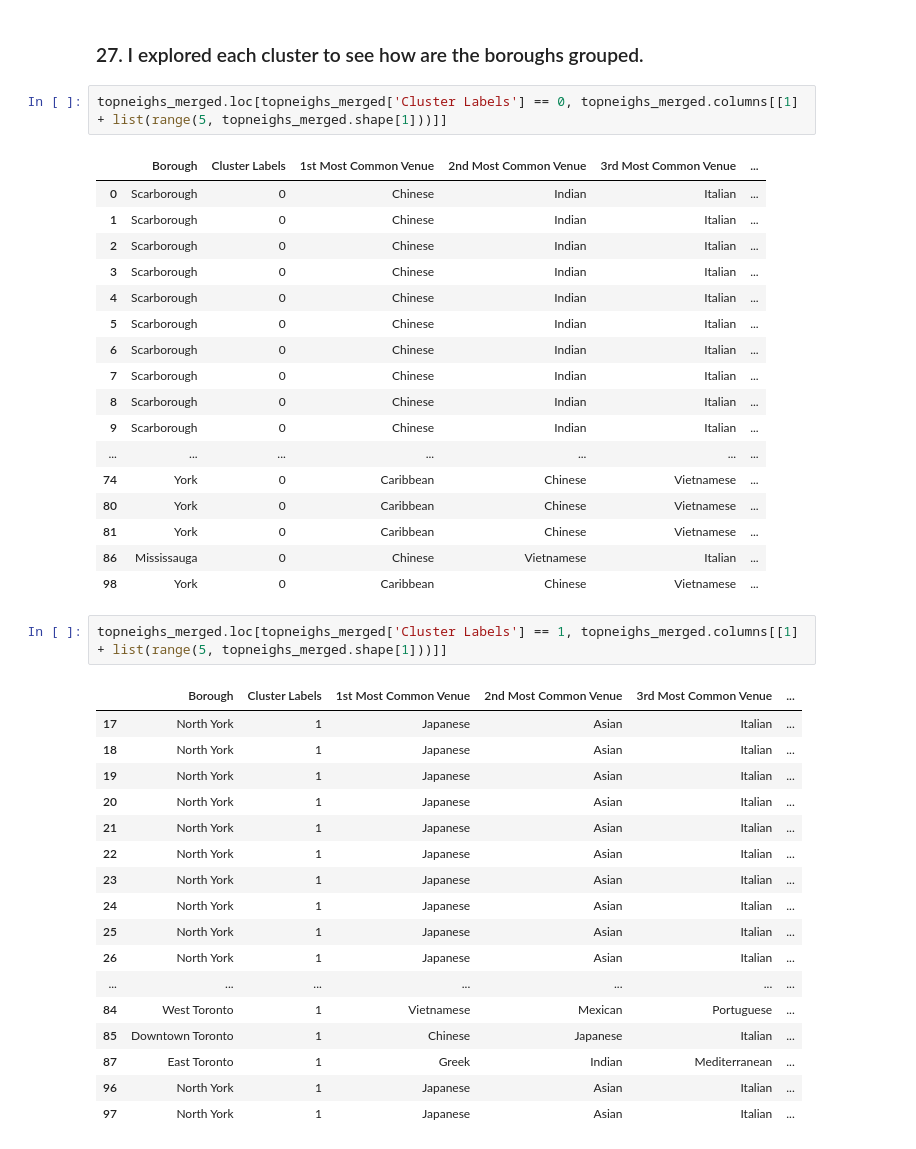
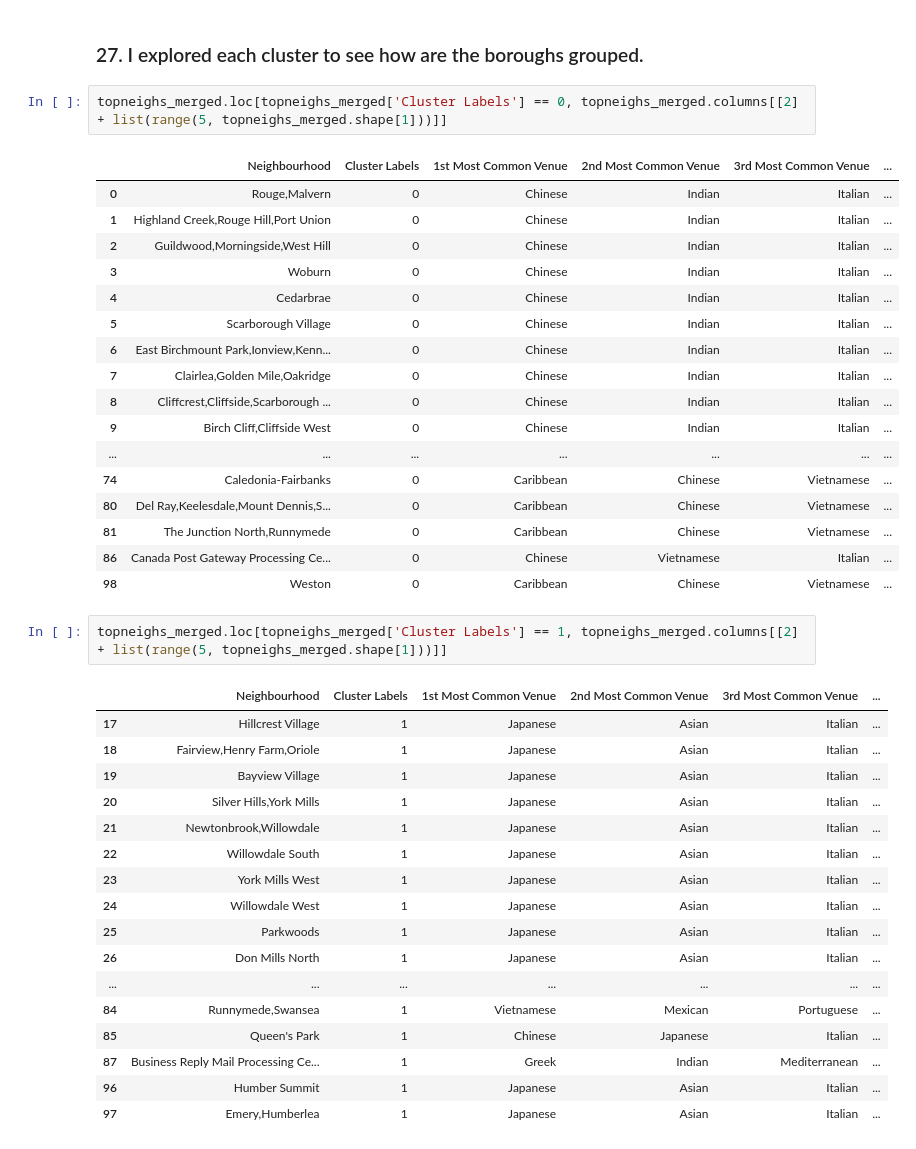
Before and after one commit to azulgris/coursera_capstone, a Jupyter notebook: Clustering Toronto by restaurants v6.4 copy 2.ipynb, the cells around one changed output. Drawn from its saved outputs; the diff is of its cells as text.

```diff
--- a/Clustering Toronto by restaurants v6.4 copy 2.ipynb
+++ b/Clustering Toronto by restaurants v6.4 copy 2.ipynb
@@ -839,43 +839,43 @@ map_clusters
 # %% [markdown]
 ### 27. I explored each cluster to see how are the boroughs grouped.
 # %%
-topneighs_merged.loc[topneighs_merged['Cluster Labels'] == 0, topneighs_merged.columns[[1] + list(range(5, topneighs_merged.shape[1]))]]
+topneighs_merged.loc[topneighs_merged['Cluster Labels'] == 0, topneighs_merged.columns[[2] + list(range(5, topneighs_merged.shape[1]))]]
 # %% [output]
-|  | Borough | Cluster Labels | 1st Most Common Venue | 2nd Most Common Venue | 3rd Most Common Venue | ... |
-| 0 | Scarborough | 0 | Chinese | Indian | Italian | ... |
-| 1 | Scarborough | 0 | Chinese | Indian | Italian | ... |
-| 2 | Scarborough | 0 | Chinese | Indian | Italian | ... |
-| 3 | Scarborough | 0 | Chinese | Indian | Italian | ... |
-| 4 | Scarborough | 0 | Chinese | Indian | Italian | ... |
-| 5 | Scarborough | 0 | Chinese | Indian | Italian | ... |
-| 6 | Scarborough | 0 | Chinese | Indian | Italian | ... |
-| 7 | Scarborough | 0 | Chinese | Indian | Italian | ... |
-| 8 | Scarborough | 0 | Chinese | Indian | Italian | ... |
-| 9 | Scarborough | 0 | Chinese | Indian | Italian | ... |
+|  | Neighbourhood | Cluster Labels | 1st Most Common Venue | 2nd Most Common Venue | 3rd Most Common Venue | ... |
+| 0 | Rouge,Malvern | 0 | Chinese | Indian | Italian | ... |
+| 1 | Highland Creek,Rouge Hill,Port Union | 0 | Chinese | Indian | Italian | ... |
+| 2 | Guildwood,Morningside,West Hill | 0 | Chinese | Indian | Italian | ... |
+| 3 | Woburn | 0 | Chinese | Indian | Italian | ... |
+| 4 | Cedarbrae | 0 | Chinese | Indian | Italian | ... |
+| 5 | Scarborough Village | 0 | Chinese | Indian | Italian | ... |
+| 6 | East Birchmount Park,Ionview,Kenn... | 0 | Chinese | Indian | Italian | ... |
+| 7 | Clairlea,Golden Mile,Oakridge | 0 | Chinese | Indian | Italian | ... |
+| 8 | Cliffcrest,Cliffside,Scarborough ... | 0 | Chinese | Indian | Italian | ... |
+| 9 | Birch Cliff,Cliffside West | 0 | Chinese | Indian | Italian | ... |
 | ... | ... | ... | ... | ... | ... | ... |
-| 74 | York | 0 | Caribbean | Chinese | Vietnamese | ... |
-| 80 | York | 0 | Caribbean | Chinese | Vietnamese | ... |
-| 81 | York | 0 | Caribbean | Chinese | Vietnamese | ... |
-| 86 | Mississauga | 0 | Chinese | Vietnamese | Italian | ... |
-| 98 | York | 0 | Caribbean | Chinese | Vietnamese | ... |
+| 74 | Caledonia-Fairbanks | 0 | Caribbean | Chinese | Vietnamese | ... |
+| 80 | Del Ray,Keelesdale,Mount Dennis,S... | 0 | Caribbean | Chinese | Vietnamese | ... |
+| 81 | The Junction North,Runnymede | 0 | Caribbean | Chinese | Vietnamese | ... |
+| 86 | Canada Post Gateway Processing Ce... | 0 | Chinese | Vietnamese | Italian | ... |
+| 98 | Weston | 0 | Caribbean | Chinese | Vietnamese | ... |
 # %%
-topneighs_merged.loc[topneighs_merged['Cluster Labels'] == 1, topneighs_merged.columns[[1] + list(range(5, topneighs_merged.shape[1]))]]
+topneighs_merged.loc[topneighs_merged['Cluster Labels'] == 1, topneighs_merged.columns[[2] + list(range(5, topneighs_merged.shape[1]))]]
 # %% [output]
-|  | Borough | Cluster Labels | 1st Most Common Venue | 2nd Most Common Venue | 3rd Most Common Venue | ... |
-| 17 | North York | 1 | Japanese | Asian | Italian | ... |
-| 18 | North York | 1 | Japanese | Asian | Italian | ... |
-| 19 | North York | 1 | Japanese | Asian | Italian | ... |
-| 20 | North York | 1 | Japanese | Asian | Italian | ... |
-| 21 | North York | 1 | Japanese | Asian | Italian | ... |
-| 22 | North York | 1 | Japanese | Asian | Italian | ... |
-| 23 | North York | 1 | Japanese | Asian | Italian | ... |
-| 24 | North York | 1 | Japanese | Asian | Italian | ... |
-| 25 | North York | 1 | Japanese | Asian | Italian | ... |
-| 26 | North York | 1 | Japanese | Asian | Italian | ... |
+|  | Neighbourhood | Cluster Labels | 1st Most Common Venue | 2nd Most Common Venue | 3rd Most Common Venue | ... |
+| 17 | Hillcrest Village | 1 | Japanese | Asian | Italian | ... |
+| 18 | Fairview,Henry Farm,Oriole | 1 | Japanese | Asian | Italian | ... |
+| 19 | Bayview Village | 1 | Japanese | Asian | Italian | ... |
+| 20 | Silver Hills,York Mills | 1 | Japanese | Asian | Italian | ... |
+| 21 | Newtonbrook,Willowdale | 1 | Japanese | Asian | Italian | ... |
+| 22 | Willowdale South | 1 | Japanese | Asian | Italian | ... |
+| 23 | York Mills West | 1 | Japanese | Asian | Italian | ... |
+| 24 | Willowdale West | 1 | Japanese | Asian | Italian | ... |
+| 25 | Parkwoods | 1 | Japanese | Asian | Italian | ... |
+| 26 | Don Mills North | 1 | Japanese | Asian | Italian | ... |
 | ... | ... | ... | ... | ... | ... | ... |
-| 84 | West Toronto | 1 | Vietnamese | Mexican | Portuguese | ... |
-| 85 | Downtown Toronto | 1 | Chinese | Japanese | Italian | ... |
-| 87 | East Toronto | 1 | Greek | Indian | Mediterranean | ... |
-| 96 | North York | 1 | Japanese | Asian | Italian | ... |
-| 97 | North York | 1 | Japanese | Asian | Italian | ... |
+| 84 | Runnymede,Swansea | 1 | Vietnamese | Mexican | Portuguese | ... |
+| 85 | Queen's Park | 1 | Chinese | Japanese | Italian | ... |
+| 87 | Business Reply Mail Processing Ce... | 1 | Greek | Indian | Mediterranean | ... |
+| 96 | Humber Summit | 1 | Japanese | Asian | Italian | ... |
+| 97 | Emery,Humberlea | 1 | Japanese | Asian | Italian | ... |
 # %%
```
Also changed, not shown: parts of 9 cells of this notebook.
